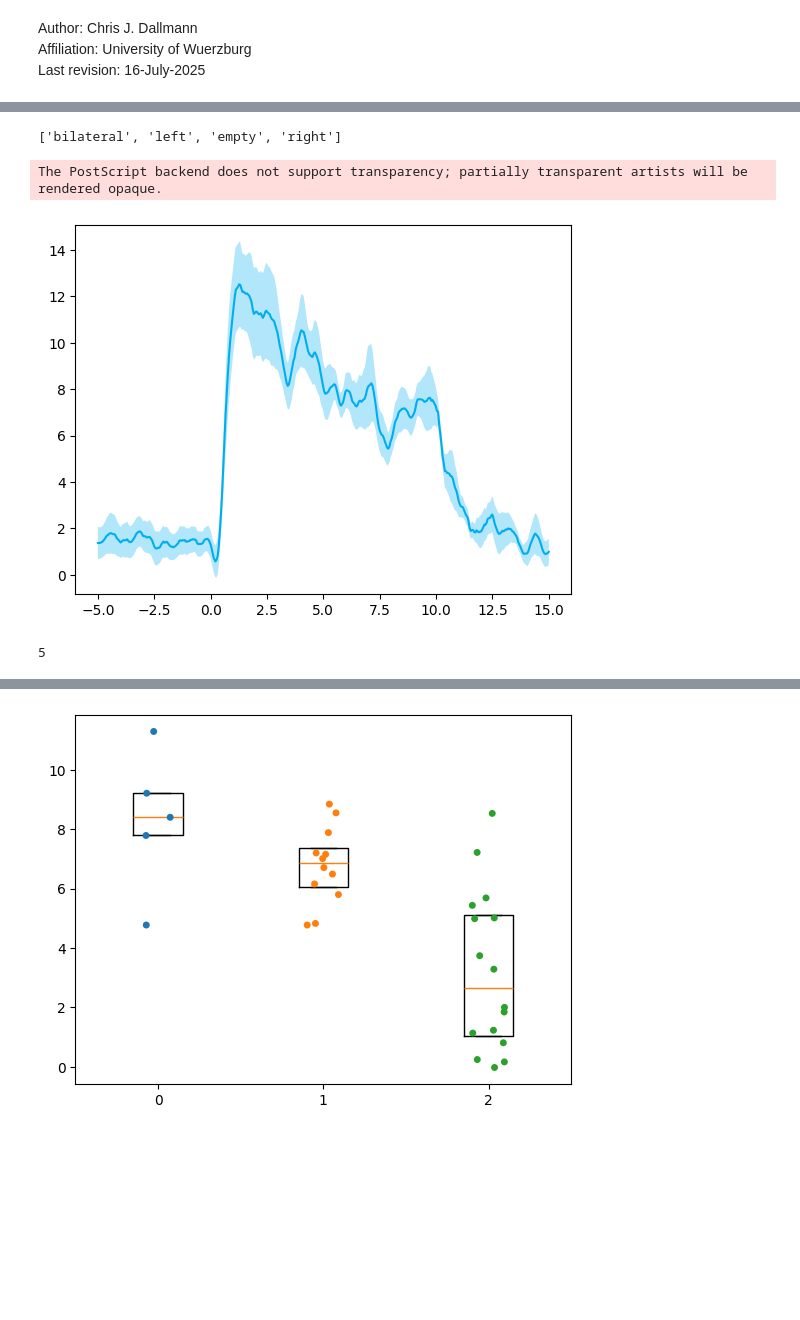
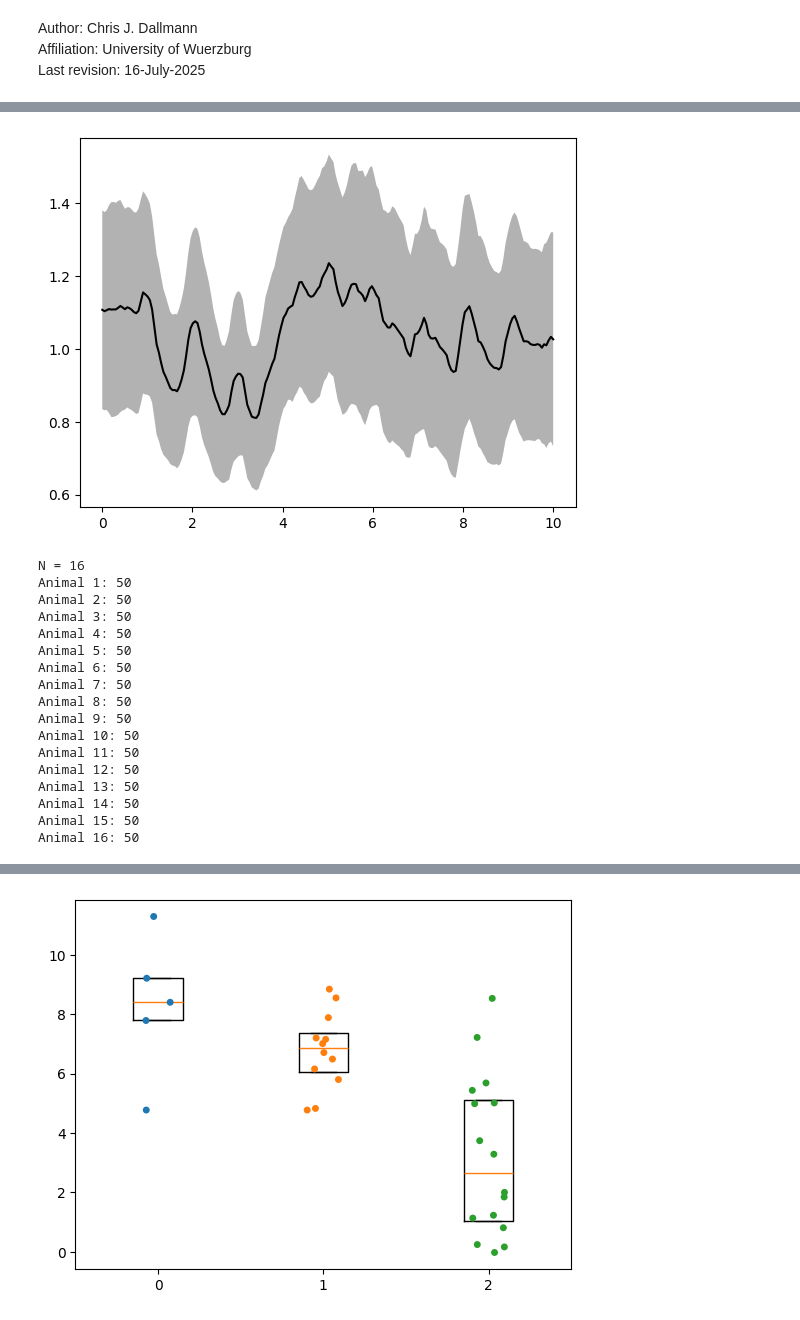
Before and after one commit to chrisjdallmann/roadrunner, a Jupyter notebook: code/arena_analysis.ipynb, the cells around one changed output, grey strips where cells are left out. Drawn from its saved outputs; the diff is of its cells as text; code cells hidden in the pictures; blank space fills up the shorter version.

Commit message:
Display sample size

```diff
--- a/code/arena_analysis.ipynb
+++ b/code/arena_analysis.ipynb
@@ -40,0 +12,15 @@ df
+# %%
+# Set parameters and load data
+data_dir = r'Z:/Data/Roadrunner/'
+dataset = 'arena_empty_cschrimson_sinusoidal.csv'
+
+sampling_rate = 20 # Hz
+filter_size = 0.3 # s
+
+color_ctrl = [0,0,0]
+color_rr = [0/255, 174/255, 239/255]
+
+# Load data
+# Note: Positive angular velocity corresponds to counterclockwise turning
+df = pd.read_csv(data_dir+dataset)
+df
@@ -41,15 +41,13 @@ df
 # %%
-df.set.unique().tolist()
+#df.set.unique().tolist()
-# %% [output]
-['bilateral', 'left', 'empty', 'right']
 # %%
 # Plot mean time course for a specific intensity
-parameter_name = "forward_velocity"
-sets = ["bilateral"]
+parameter_name = "speed"
+sets = [1,2]
 intensity = 9
-animal_sex = ['male']
-stimulus_duration = 10 # s
-pre_duration = 5 # s
+animal_sex = ['female','male']
+stimulus_duration = 5 # s
+pre_duration = 0 # s
 post_duration = 5 # s
 
 # Initialize variables
@@ -77,40 +75,60 @@ for animal_id_index, animal_id in enumerate(animal_ids):
 
     mean_parameter = np.zeros(((pre_duration+stimulus_duration+post_duration)*sampling_rate, len(stimulus_onset_indices)))
     mean_intensity = np.zeros(((pre_duration+stimulus_duration+post_duration)*sampling_rate, len(stimulus_onset_indices)))
 
     # Loop over stimulus presentations
     for index, _ in enumerate(stimulus_onset_indices):
         onset = stimulus_onset_indices[index][0]-pre_duration*sampling_rate
         offset = stimulus_onset_indices[index][0]+(stimulus_duration+post_duration)*sampling_rate
 
         mean_parameter[:,index] = uniform_filter1d(parameter[onset:offset], size=int(filter_size*sampling_rate))
         mean_intensity[:,index] = intensity[onset:offset]
 
     mean_parameters[:,animal_id_index] = np.nanmean(mean_parameter,axis=1)
     mean_intensities[:,animal_id_index] = np.nanmean(mean_intensity,axis=1)
 
 # Plot mean time course
 time = time = np.linspace(-pre_duration, stimulus_duration+post_duration, num=(pre_duration+stimulus_duration+post_duration)*sampling_rate)
 mean = np.mean(mean_parameters,axis=1)
 sem = np.std(mean_parameters,axis=1)/np.sqrt(np.size(mean_parameters,1))
 
 if 'rr' in dataset:
     color = color_rr
 else:
     color = color_ctrl
 
 plt.plot(time, mean, color=color)
 plt.fill_between(time, mean-sem, mean+sem, color=color, alpha=0.3, edgecolor='none')
 #plt.ylim([-200,200])
-plt.savefig(r'C:\Users\Chris\Desktop\figure.eps')
+#plt.savefig(r'C:\Users\Chris\Desktop\figure.eps')
 plt.show()
 # %% [output]
-The PostScript backend does not support transparency; partially transparent artists will be rendered opaque.
-[figure, old version]
+[figure, new version]
 # %%
-n_animals
+# Get sample size
+animal_ids = df_sub.animal_id.unique().tolist()
+print('N = ' + str(len(animal_ids)))
+
+for animal_id in animal_ids:
+    print('Animal ' + str(animal_id) + ': ' + str(len(df_sub.trial[df_sub["animal_id"]==animal_id].unique().tolist()) * 10))
 # %% [output]
-5
+N = 16
+Animal 1: 50
+Animal 2: 50
+Animal 3: 50
+Animal 4: 50
+Animal 5: 50
+Animal 6: 50
+Animal 7: 50
+Animal 8: 50
+Animal 9: 50
+Animal 10: 50
+Animal 11: 50
+Animal 12: 50
+Animal 13: 50
+Animal 14: 50
+Animal 15: 50
+Animal 16: 50
 # %%
 def compute_mean_of_activation(df, parameter_name, filter_size):
 
```
Also changed, not shown: parts of 8 cells of this notebook.
